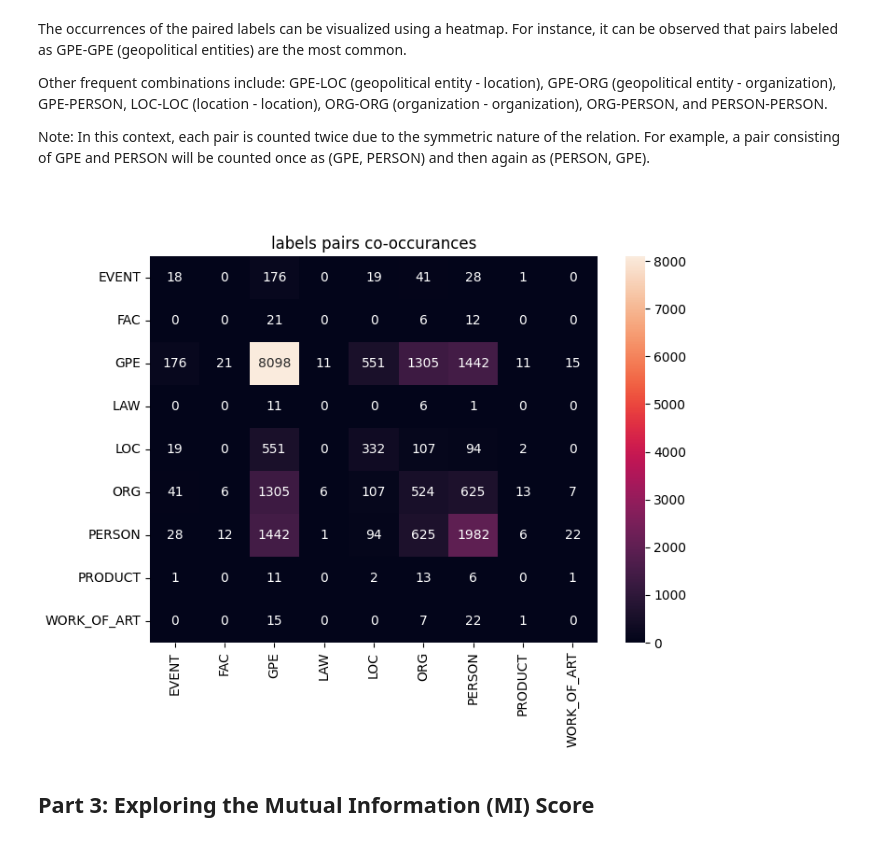
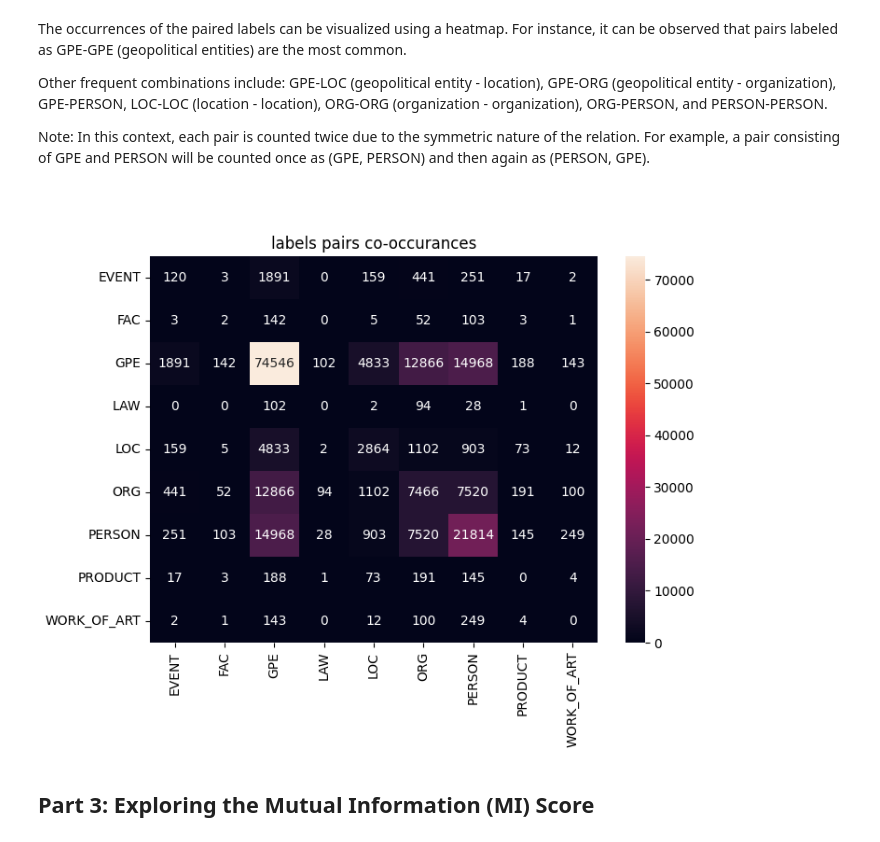
Before and after one commit to mhornstein/NESRR, a Jupyter notebook: part2/EDA.ipynb, the cells around one changed output. Saved outputs shown, nothing was run; the diff lists cells and outputs as text; code cells hidden in the pictures.

```diff
--- a/part2/EDA.ipynb
+++ b/part2/EDA.ipynb
@@ -35,9 +35,9 @@ Other frequent combinations include: GPE-LOC (geopolitical entity - location), G
 
 Note: In this context, each pair is counted twice due to the symmetric nature of the relation. For example, a pair consisting of GPE and PERSON will be counted once as (GPE, PERSON) and then again as (PERSON, GPE).
 # %%
-Image(filename='../part1/script_output/sampled_data_stats/pairs_labels_count.png')
+Image(filename='../part1/script_output/sampled_sentences_stats/pairs_labels_count.png')
 # %% [output]
-[figure, old version]
+[figure, new version]
 # %% [markdown]
 ## Part 3: Exploring the Mutual Information (MI) Score
 # %% [markdown]
```
Also changed, not shown: parts of 20 cells of this notebook.
